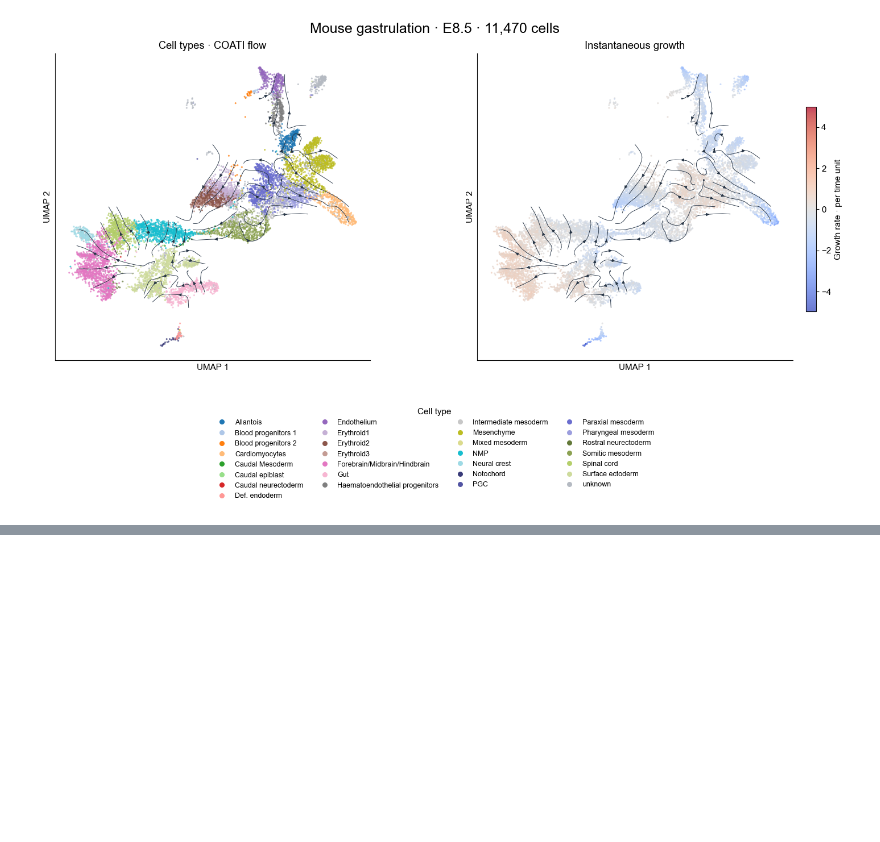
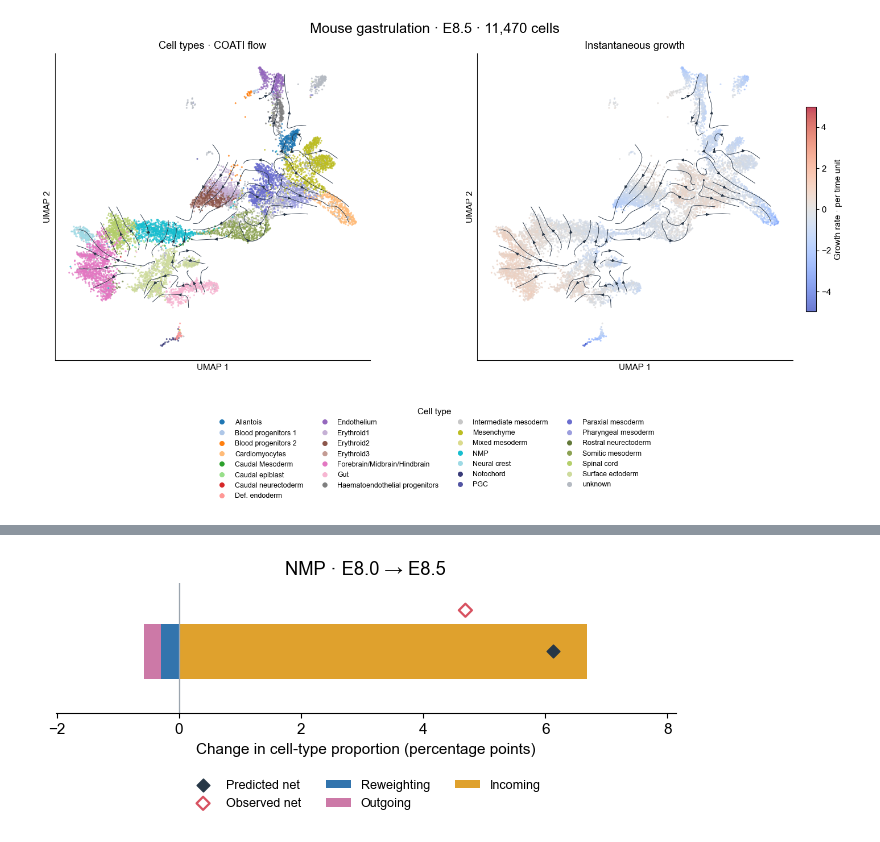
Before and after one commit to shankswang953/COATI, a Jupyter notebook: docs/tutorials/07_dynamics.ipynb, the cells around one changed output, grey strips where cells are left out. Saved outputs shown, nothing was run; the diff lists cells and outputs as text; code cells hidden in the pictures; blank space fills up the shorter version.

Commit message:
Add cell-type mass decomposition to the gastrulation tutorial

```diff
--- a/docs/tutorials/07_dynamics.ipynb
+++ b/docs/tutorials/07_dynamics.ipynb
@@ -69,12 +69,20 @@ The explicit settings below are a short CPU demonstration. The secondary weight
 # %%
+RUN_DIR = None  # Optional existing COATI result directory.
 config = ct.Config(
     multimodal=True, balanced=False, iterations=1000,
     batch_size=128, hidden_dim=128, learning_rate=1e-3,
     secondary_weight=.35, matching_weight=50., energy_weight=1.,
     manifold_weight=.1, sync_density_loss=True, seed=0,
 )
-output_dir = Path("outputs") / ("gastrulation-dynamics-" + uuid.uuid4().hex[:8])
-result = ct.train_vector_field(cells, config, output_dir=output_dir)
+if RUN_DIR is None:
+    output_dir = Path("outputs") / ("gastrulation-dynamics-" + uuid.uuid4().hex[:8])
+    result = ct.train_vector_field(cells, config, output_dir=output_dir)
+else:
+    result = ct.load_result(RUN_DIR)
+    for i, time in enumerate(result.data.times):
+        mask = cells.obs["time"].to_numpy() == time
+        np.testing.assert_array_equal(result.data.primary[i], cells.obsm["X_latent"][mask])
+        np.testing.assert_array_equal(result.data.secondary[i], cells.obsm["X_atac"][mask])
+print("Training iterations:", result.metadata["config"]["niters"])
 print("Training times:", result.data.times)
-print("Output:", result.output_dir)
 # %% [output]
@@ -192,0 +132,18 @@ This one-seed short run demonstrates the biological-data workflow. It does not e
+# %%
+CELLTYPE = "NMP"
+START_TIME, END_TIME = 1., 2.  # E8.0 -> E8.5 in model time units.
+
+# Integrate the same full source population from E7.5, using a 0.1 solver grid.
+trajectory = result.predict_trajectory(times=np.linspace(0., 2.5, 26))
+mass = ds.decompose_mass(
+    trajectory, cells, celltype=CELLTYPE,
+    start_time=START_TIME, end_time=END_TIME,
+    use_rep="X_latent", n_neighbors=1,
+)
+row = mass.summary.loc[CELLTYPE]
+assert abs(row["closure_error"]) < 1e-10
+print(f"Full source population: {len(mass.assignments):,} particles")
+print(f"Predicted {CELLTYPE} proportion: {100 * row.start_proportion:.2f}% -> {100 * row.end_proportion:.2f}%")
+pd.DataFrame({"Contribution (percentage points)": 100 * np.array([
+    row.incoming, -row.outgoing, row.reweighting, row.net_change,
+])}, index=["Incoming", "Outgoing", "Reweighting", "Predicted net change"])
@@ -192,0 +158,10 @@ This one-seed short run demonstrates the biological-data workflow. It does not e
+# %%
+STAGE_NAMES = {0.: "E7.5", 1.: "E8.0", 2.: "E8.5", 2.5: "E8.75"}
+SHOW_OBSERVED = True
+mass.plot(
+    show_observed=SHOW_OBSERVED,
+    title=f"{CELLTYPE} · {STAGE_NAMES.get(START_TIME, START_TIME)} → {STAGE_NAMES.get(END_TIME, END_TIME)}",
+)
+plt.show()
+# %% [output]
+[figure, added]
```
Also changed, not shown: parts of 13 cells of this notebook, 10 other files.
